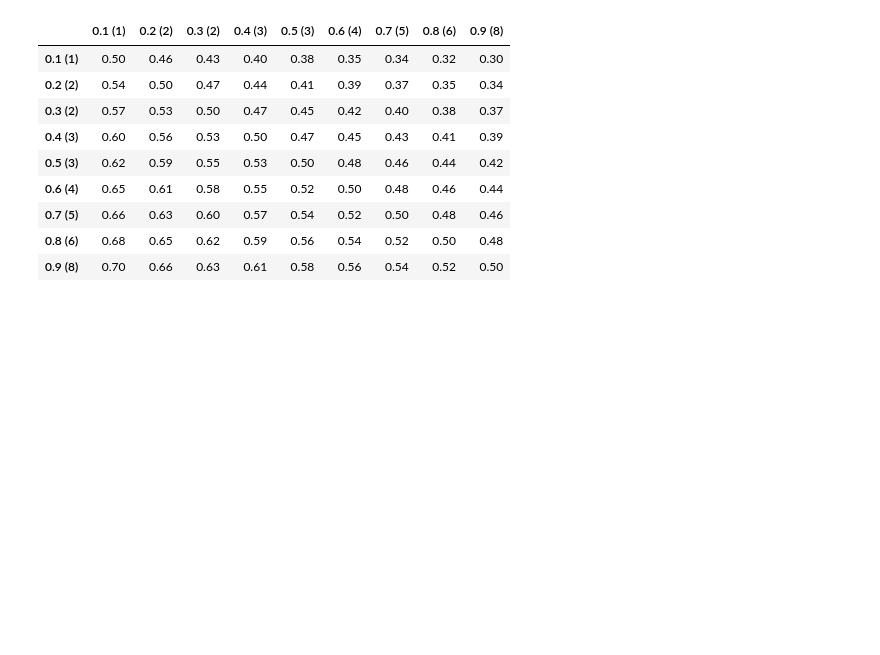
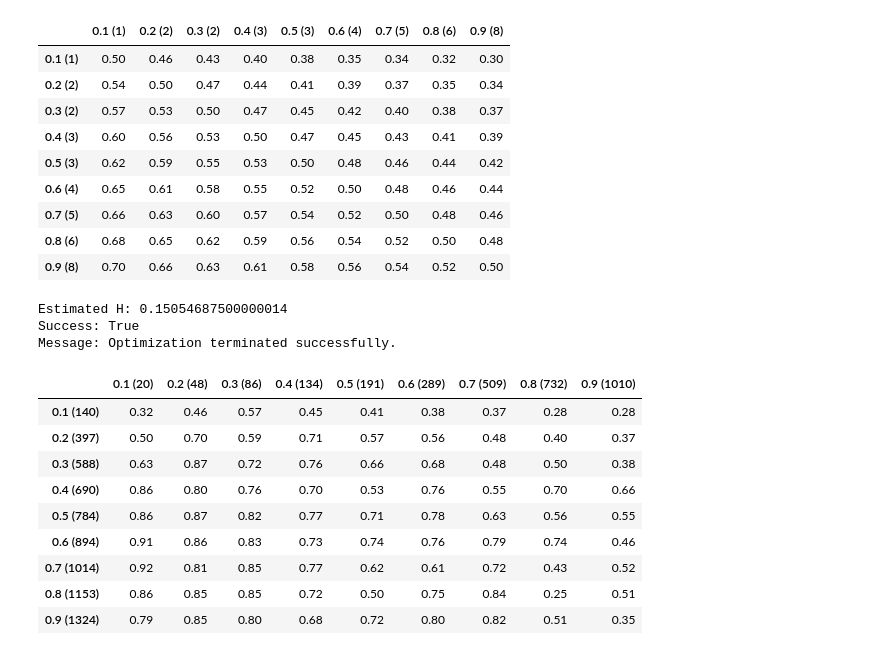
Before and after one commit to amchugh2/230x_team_repo, a Jupyter notebook: homework_3 2 (1).ipynb, the cells around one changed output. Drawn from its saved outputs; the diff is of its cells as text; code cells hidden in the pictures; blank space fills up the shorter version.

Commit message:
All table 3 generated

```diff
--- a/homework_3 2 (1).ipynb
+++ b/homework_3 2 (1).ipynb
@@ -421,3 +421,23 @@ model_table
 | 0.7 (5) | 0.66 | 0.63 | 0.60 | 0.57 | 0.54 | 0.52 | 0.50 | 0.48 | 0.46 |
 | 0.8 (6) | 0.68 | 0.65 | 0.62 | 0.59 | 0.56 | 0.54 | 0.52 | 0.50 | 0.48 |
 | 0.9 (8) | 0.70 | 0.66 | 0.63 | 0.61 | 0.58 | 0.56 | 0.54 | 0.52 | 0.50 |
+# %%
+# QQQQ
+H_optimal, empirical_table, model_table, total_error = calculate_optimal_h_and_empirical_tables(data, 'QQQQ', 'P', spread=None)
+# %% [output]
+Estimated H: 0.15054687500000014
+Success: True
+Message: Optimization terminated successfully.
+# %%
+empirical_table
+# %% [output]
+|  | 0.1 (20) | 0.2 (48) | 0.3 (86) | 0.4 (134) | 0.5 (191) | 0.6 (289) | 0.7 (509) | 0.8 (732) | 0.9 (1010) |
+| 0.1 (140) | 0.32 | 0.46 | 0.57 | 0.45 | 0.41 | 0.38 | 0.37 | 0.28 | 0.28 |
+| 0.2 (397) | 0.50 | 0.70 | 0.59 | 0.71 | 0.57 | 0.56 | 0.48 | 0.40 | 0.37 |
+| 0.3 (588) | 0.63 | 0.87 | 0.72 | 0.76 | 0.66 | 0.68 | 0.48 | 0.50 | 0.38 |
+| 0.4 (690) | 0.86 | 0.80 | 0.76 | 0.70 | 0.53 | 0.76 | 0.55 | 0.70 | 0.66 |
+| 0.5 (784) | 0.86 | 0.87 | 0.82 | 0.77 | 0.71 | 0.78 | 0.63 | 0.56 | 0.55 |
+| 0.6 (894) | 0.91 | 0.86 | 0.83 | 0.73 | 0.74 | 0.76 | 0.79 | 0.74 | 0.46 |
+| 0.7 (1014) | 0.92 | 0.81 | 0.85 | 0.77 | 0.62 | 0.61 | 0.72 | 0.43 | 0.52 |
+| 0.8 (1153) | 0.86 | 0.85 | 0.85 | 0.72 | 0.50 | 0.75 | 0.84 | 0.25 | 0.51 |
+| 0.9 (1324) | 0.79 | 0.85 | 0.80 | 0.68 | 0.72 | 0.80 | 0.82 | 0.51 | 0.35 |
```
Also changed, not shown: parts of 44 cells of this notebook.
